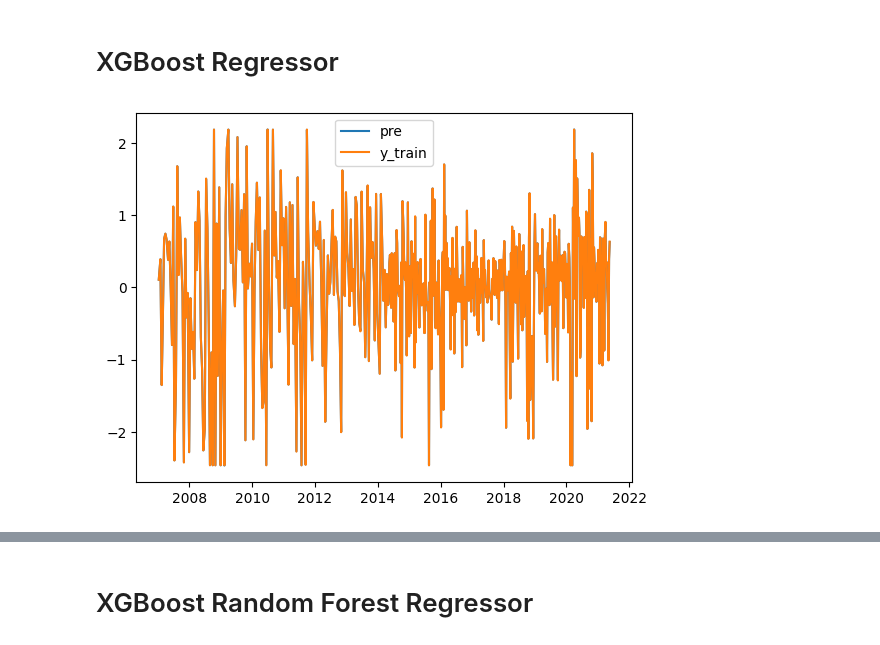
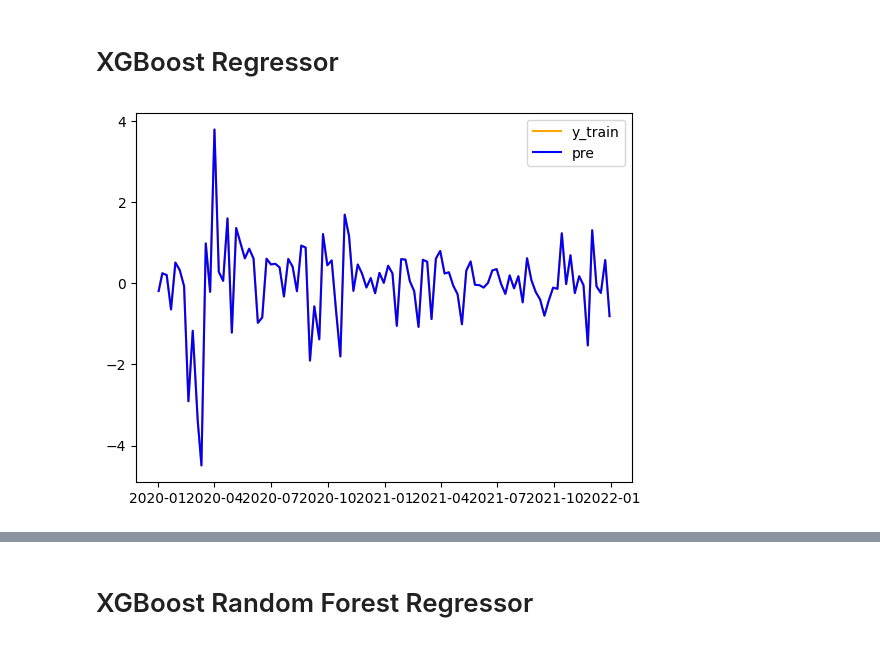
Before and after one commit to bill95196/IAQF, a Jupyter notebook: LSTM.ipynb, the cells around one changed output, grey strips where cells are left out. Drawn from its saved outputs; the diff is of its cells as text; code cells hidden in the pictures.

```diff
--- a/LSTM.ipynb
+++ b/LSTM.ipynb
@@ -237,7 +286,15 @@ for period in periods:
     data_mkt[f'CCI{period}'] = (data_mkt['Typical_price_mkt']-data_mkt['Typical_price_mkt'].rolling(period).mean())/(0.015*(data_mkt['Typical_price_mkt']-data_mkt['Typical_price_mkt'].rolling(period).mean()).apply(np.abs)).rolling(period).mean()
     data_mkt[f'Corr{period}'] = data_mkt['High_mkt'].rolling(window=period).corr(data_mkt['Low_mkt'])
     data_mkt[f'M{period}'] = data_mkt['Close_mkt']/data_mkt['Close_mkt'].shift(period)-1
-CCI, Corr, M = [f'CCI{period}' for period in periods], [f'Corr{period}' for period in periods], [f'M{period}' for period in periods]
+    data_mkt[f'DX{period}'] = calculate_dx(data_mkt, period)
+
+CCI, Corr, M, DX= [f'CCI{period}' for period in periods], [f'Corr{period}' for period in periods], [f'M{period}' for period in periods], [f'DX{period}' for period in periods]
+
+periods = [10, 20, 50, 200]
+for period in periods:
+    data_mkt[f'EWMA{period}'] = data_mkt['Close_mkt'].ewm(span=period).mean()
+EWMA = [f'EWMA{period}' for period in periods]
+
 
 data_gold['Date'] = pd.to_datetime(data_gold['Date'])
 data_gold = data_gold.set_axis([i+"_gold" if i !='Date' else 'Date' for i in data_gold.columns], axis=1)
@@ -258,11 +315,22 @@ full_data['Close_mkt'] = full_data['Close_mkt']
 full_data.dropna(inplace=True)
 Return = full_data['Return']
 
-selected_data = ['mu', 'sd','prDec', 'prInc', 'Close_gold', 'Close_mkt', 'Close_oil', 'RUAt1', 'RUAt2', 'RUAt3']
+selected_data = ['mu', 'sd', 'skew', 'prDec', 'prInc', 'Close_gold', 'Close_mkt', 'Close_oil', 'RUAt1', 'RUAt2', 'RUAt3']
+# Training set from 2013 testing set 2022-1 --> 2024-1
+# Accuracy 0.577, Recall 0.457
+# selected_data = ['mu', 'sd', 'skew', 'prDec', 'prInc', 'Close_gold', 'Close_mkt', 'Close_oil', 'RUAt1', 'RUAt2', 'RUAt3']
+# Accuracy 0.592, Recall 0.828
+# selected_data = ['mu', 'skew', 'prDec', 'prInc', 'Close_gold', 'Close_mkt', 'Close_oil', 'RUAt1', 'RUAt2', 'RUAt3']
+# Accuracy 0.629, Recall 0.873
+# Training set from 2013 testing set 2020-1 --> 2024-1
+# selected_data = ['mu', 'skew', 'prDec', 'prInc', 'Close_gold', 'Close_mkt', 'Close_oil', 'RUAt1', 'RUAt2', 'RUAt3']
 selected_data.extend(CCI)
 selected_data.extend(Corr)
 selected_data.extend(M)
+selected_data.extend(DX)
+selected_data.extend(EWMA)
 full_data = full_data[selected_data]
+# Training set from start testing set 0.1
 # Accuracy 0.536, Recall 0.6
 # full_data = full_data[['mu', 'sd', 'prDec', 'prInc', 'Close_gold', 'Close_mkt']]
 # %%
@@ -335,7 +403,7 @@ full_data = pd.merge(full_data,unemp_rate,how='left',left_index=True, right_inde
 full_data = pd.merge(full_data,con_sentiment,how='left',left_index=True, right_index=True)
 
 
-# full_data = pd.merge(full_data,t10y2y,how='left',left_index=True, right_index=True)
+full_data = pd.merge(full_data,t10y2y,how='left',left_index=True, right_index=True)
 full_data = pd.merge(full_data,ppi,how='left',left_index=True, right_index=True)
 
 
@@ -343,7 +411,7 @@ full_data = pd.merge(full_data,fed,how='left',left_index=True, right_index=True)
 full_data = pd.merge(full_data,cpi,how='left',left_index=True, right_index=True)
 
 full_data = pd.merge(full_data,dff,how='left',left_index=True, right_index=True)
-full_data = pd.merge(full_data,imp,how='left',left_index=True, right_index=True)
+# full_data = pd.merge(full_data,imp,how='left',left_index=True, right_index=True)
 
 #Russell = pd.merge(Russell,fip,how='left',left_index=True, right_index=True)
 #Russell = pd.merge(Russell,r2d,how='left',left_index=True, right_index=True)
@@ -370,11 +438,13 @@ memory usage: 186.5 KB
 # %%
-X_train, X_test, y_train, y_test = train_test_split(full_data, Return, shuffle=False, test_size=0.2)
+start_date = pd.to_datetime('2020-01-01', format='%Y-%m-%d')
+end_date = pd.to_datetime('2022-01-01', format='%Y-%m-%d')
+X_train, y_train, X_test, y_test = train_test_split(full_data, Return, start_date, end_date)
 X_train, y_train, y_origin, X_test = get_z_score(X_train, y_train, X_test)
-y_train = cap_outliers(y_train, 0.02, 0.99)
+#y_train = cap_outliers(y_train, 0.01, 0.99)
 # %%
 from xgboost import XGBRegressor, XGBRFRegressor
 
-regressor = XGBRegressor(objective="reg:squarederror", random_state=42)
+regressor = XGBRegressor(booster="dart", objective="reg:squarederror", random_state=42, reg_lambda=1.5)
 regressor.fit(X_train, y_train)
 pre = regressor.predict(X_train)
 # %% [markdown]
@@ -382,12 +452,12 @@ pre = regressor.predict(X_train)
 # %%
 pre = pd.Series(pre, y_train.index)
 # %%
-plt.plot(pre, label="pre")
-plt.plot(y_train, label="y_train")
+plt.plot(y_train, label="y_train", color='orange')
+plt.plot(pre, label="pre", color='blue')
 plt.legend()
 plt.show()
 # %% [output]
-[figure, old version]
+[figure, new version]
 # %%
 cat_train = [1 if i>0 else -1 for i in y_train.values]
 cat_pre = [1 if i>0 else -1 for i in pre.values]
```
Also changed, not shown: parts of 15 cells of this notebook, 2 other files.
